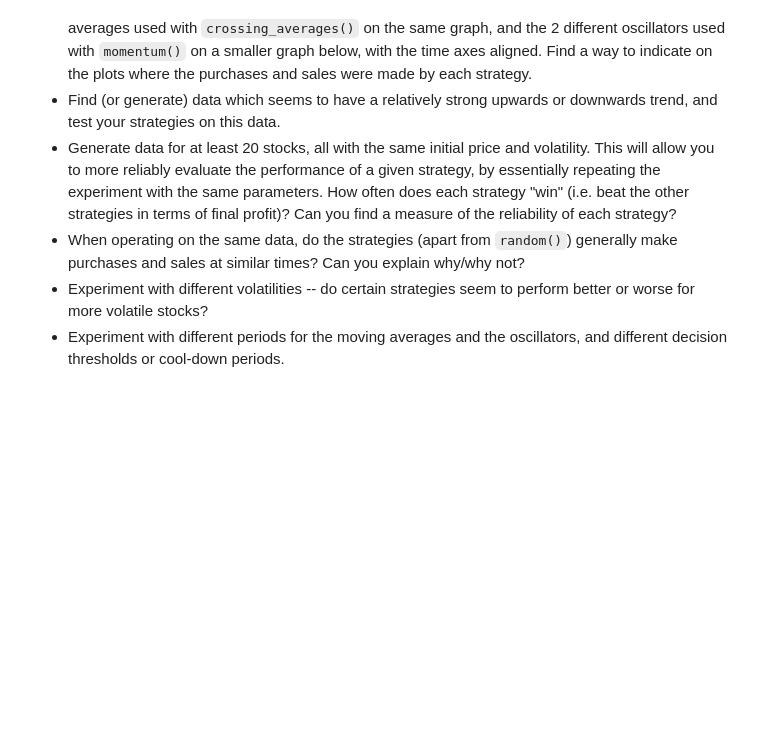
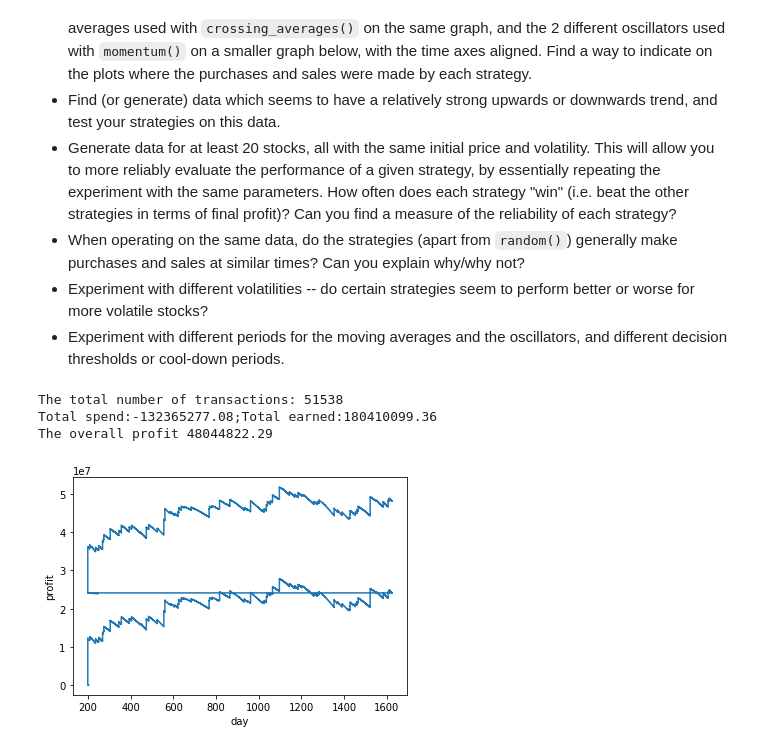
Before and after one commit to Yourdaylight/pp-project-1-master, a Jupyter notebook: project-1-notebook.ipynb, the cells around one changed output. Cells and saved outputs as stored; diff of their text form; code cells hidden in the pictures; blank space fills up the shorter version.

Commit message:
finished performance.py

```diff
--- a/project-1-notebook.ipynb
+++ b/project-1-notebook.ipynb
@@ -483,0 +525,10 @@ Here are some of the ways you could evaluate your strategies -- you should try a
+# %%
+from trading.performance import read_ledger
+stock_prices=get_data("read")
+crossing_averages(stock_prices)
+log_data=read_ledger("ledger_crossing_averages.txt")
+# %% [output]
+The total number of transactions: 51538
+Total spend:-132365277.08;Total earned:180410099.36
+The overall profit 48044822.29
+[figure, added]
```
Also changed, not shown: parts of 8 cells of this notebook, 3 other files.
